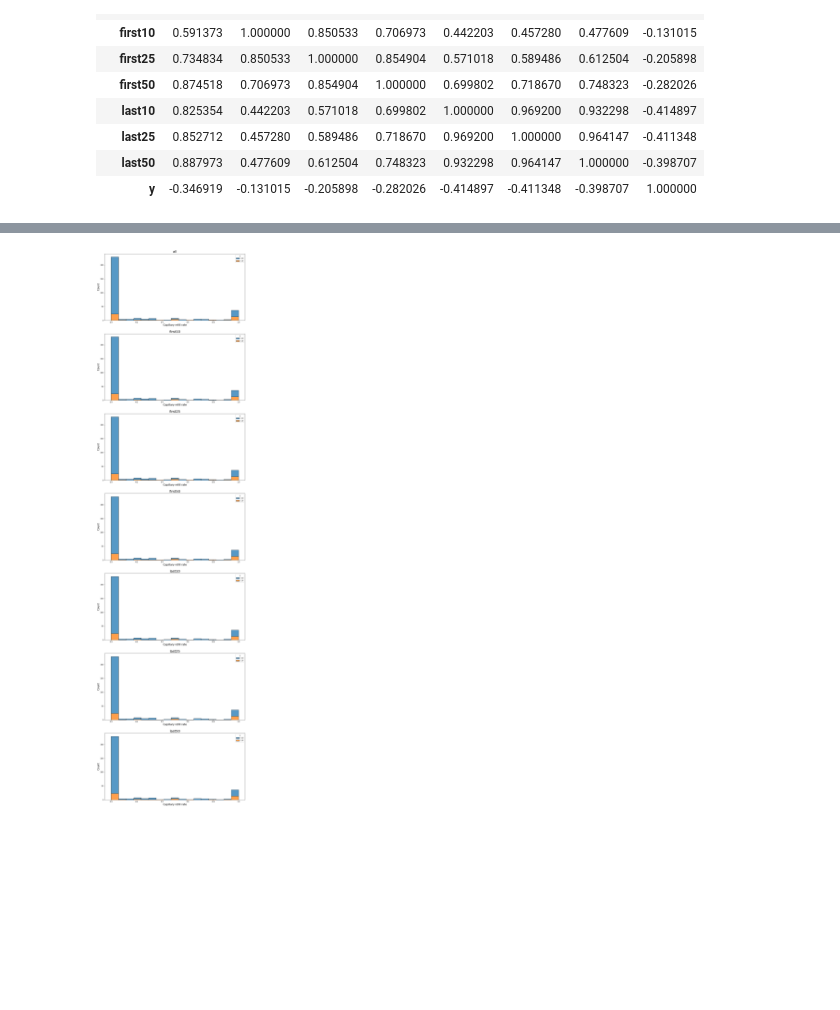
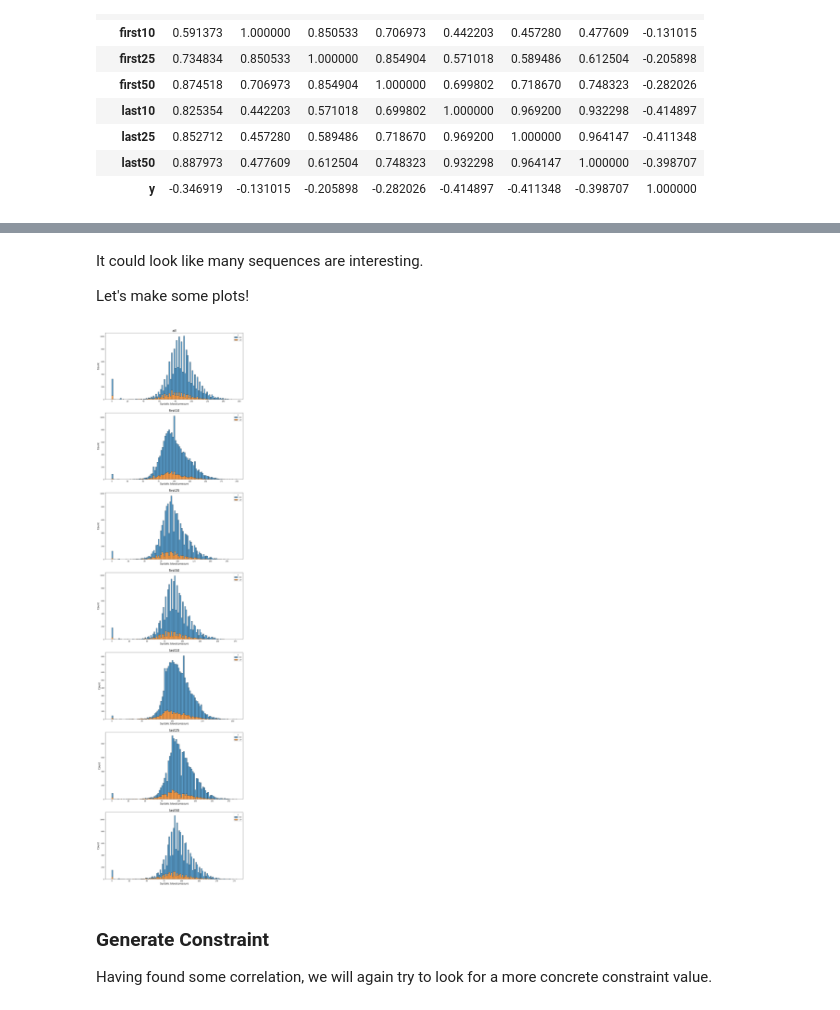
Before and after one commit to Jonas-Weile/MIMIC-DL2, a Jupyter notebook: Exploration.ipynb, the cells around one changed output, grey strips where cells are left out. Saved outputs shown, nothing was run; the diff lists cells and outputs as text; code cells hidden in the pictures; blank space fills up the shorter version.

Commit message:
Update data exploration

```diff
--- a/Exploration.ipynb
+++ b/Exploration.ipynb
@@ -103,3 +134,5 @@ Mortalities: 2423. Survivors: 15480. Mortality rate: 15.652%.
+# %%
+df = df.drop(columns=['Capillary refill rate'])
 # %% [markdown]
 ## Pairwise Relationships (correlations)
 # %% [markdown]
@@ -221,6 +259,6 @@ for (i, seq) in enumerate(subsequences):
     g = sns.histplot(data=data, x=seq, bins=np.arange(3, 16), hue='y', multiple="stack", ax=axs[i])
     g.set_xticks(range(16))
     g.axes.set_title(f"{seq}",fontsize=20)
-    g.set_xlabel("Max Glasgow Coma Scale Total",fontsize=15)
+    g.set_xlabel("Max Glascow Coma Scale Total",fontsize=15)
     g.set_ylabel("Count",fontsize=15)
 # %% [output]
@@ -261,0 +338,5 @@ data.corr()
+# %%
+data = df.loc[:, idx[('Systolic blood pressure', 'y'), :, ('min', '')]].droplevel(['header', 'stat'], axis=1)
+data.rename(columns = {'':'y'}, inplace=True)
+
+data.corr()
@@ -262,11 +354,18 @@ data.corr()
+# %% [markdown]
+It could look like many sequences are interesting.
+
+Let's make some plots!
 # %%
 fig, axs = plt.subplots(nrows=7, figsize=(15,60))
 fig.subplots_adjust(hspace=0.2)
 
 for (i, seq) in enumerate(subsequences):
-    g = sns.histplot(data=data, x=stat, hue='y', multiple="stack", ax=axs[i])
+    g = sns.histplot(data=data, x=seq, hue='y', multiple="stack", ax=axs[i])
     g.axes.set_title(f"{seq}",fontsize=20)
-    g.set_xlabel("Capillary refill rate",fontsize=15)
+    g.set_xlabel("Systolic blood pressure",fontsize=15)
     g.set_ylabel("Count",fontsize=15)
 # %% [output]
-[figure, old version]
+[figure, new version]
+# %% [markdown]
+### Generate Constraint
+Having found some correlation, we will again try to look for a more concrete constraint value.
```
Also changed, not shown: parts of 26 cells of this notebook.
